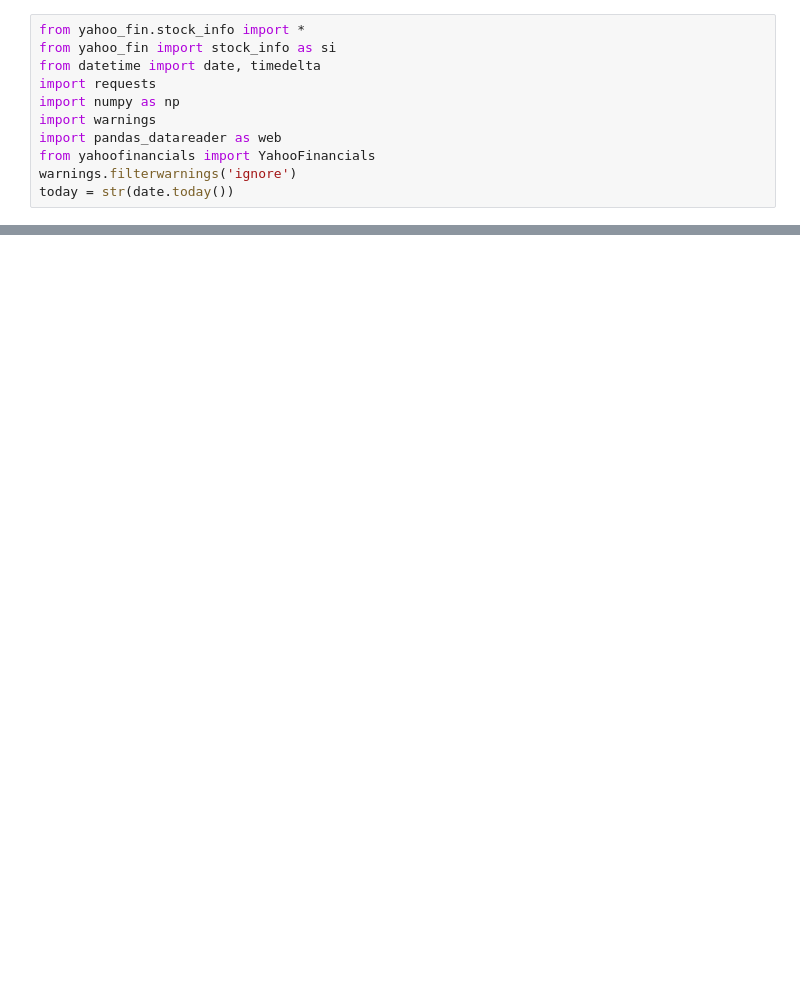
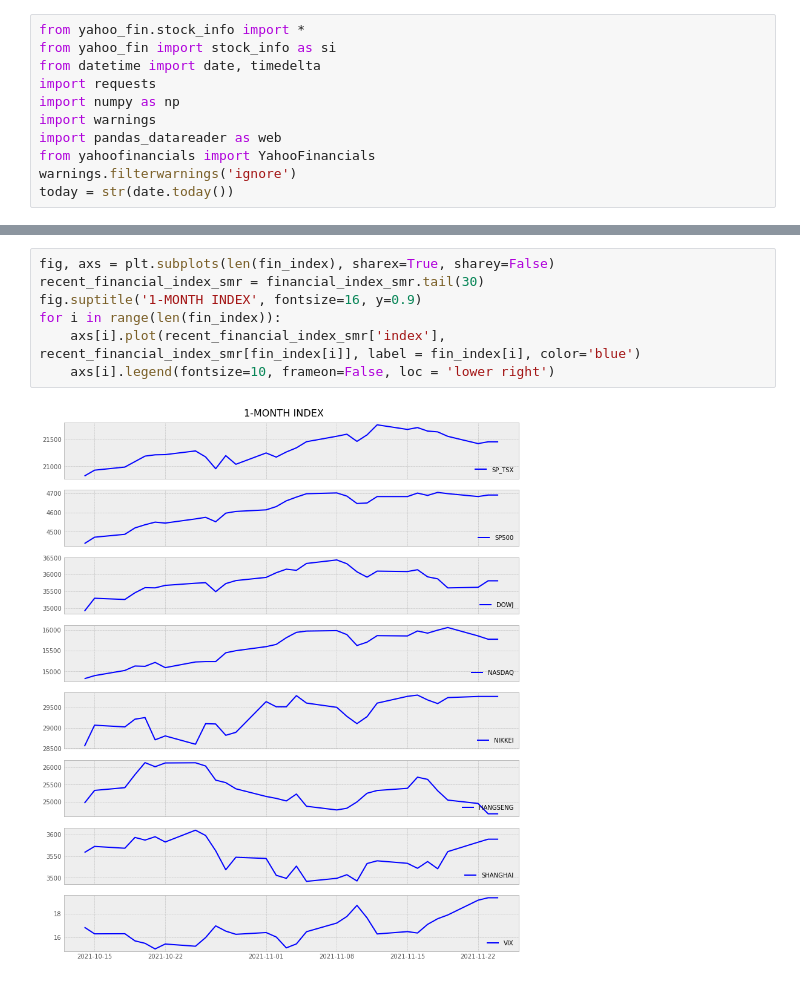
Before and after one commit to jinfeijoy/StockDynamicReport, a Jupyter notebook: Dynamic Report Basic.ipynb, the cells around one changed output, grey strips where cells are left out. Cells and saved outputs as stored; diff of their text form; blank space fills up the shorter version.

```diff
--- a/Dynamic Report Basic.ipynb
+++ b/Dynamic Report Basic.ipynb
@@ -71,0 +145,9 @@ ValueError: substring not found
+# %%
+fig, axs = plt.subplots(len(fin_index), sharex=True, sharey=False)
+recent_financial_index_smr = financial_index_smr.tail(30)
+fig.suptitle('1-MONTH INDEX', fontsize=16, y=0.9)
+for i in range(len(fin_index)):
+    axs[i].plot(recent_financial_index_smr['index'], recent_financial_index_smr[fin_index[i]], label = fin_index[i], color='blue')
+    axs[i].legend(fontsize=10, frameon=False, loc = 'lower right')
+# %% [output]
+[figure, added]
```
Also changed, not shown: parts of 18 cells of this notebook, 3 other files.
